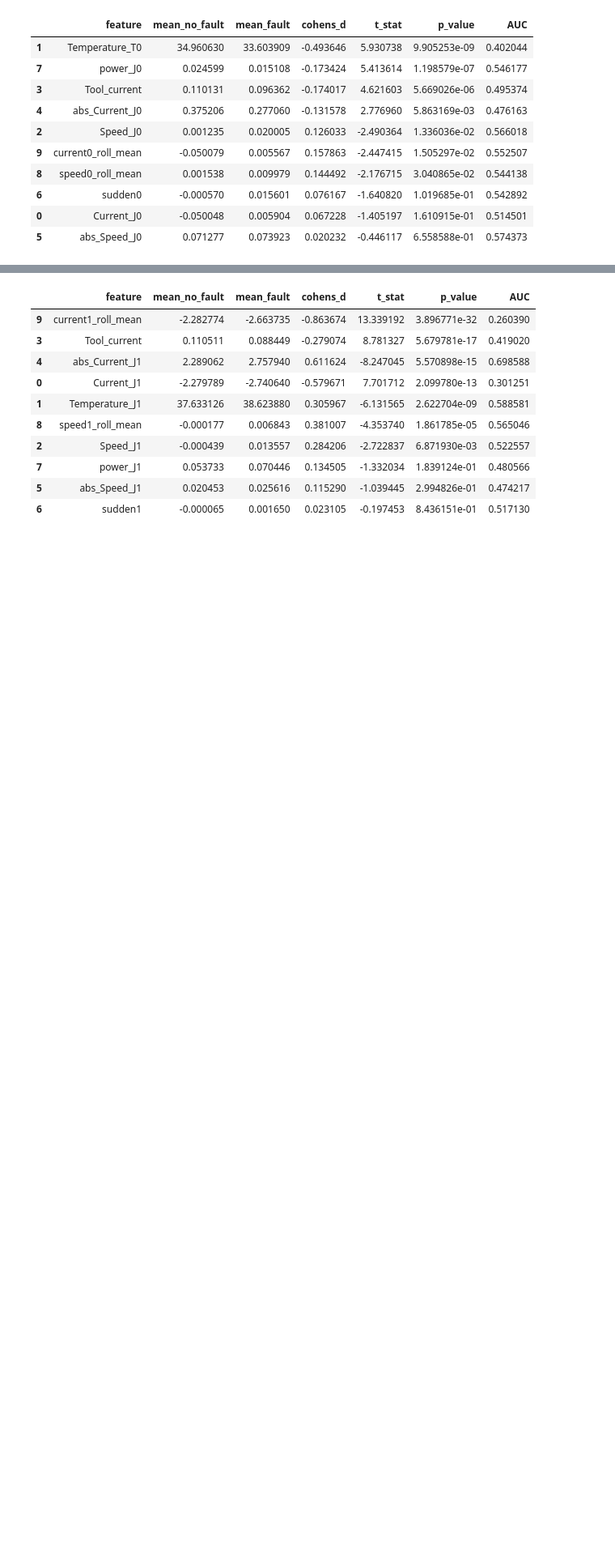
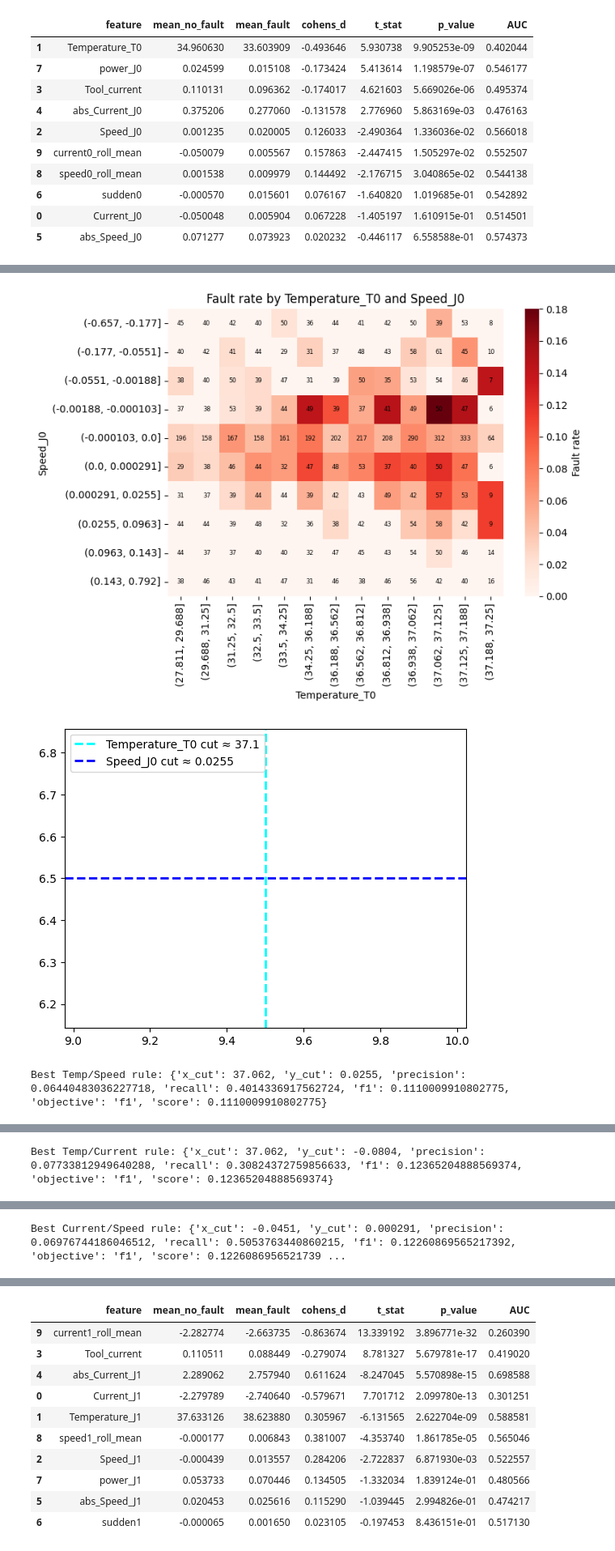
Before and after one commit to faridahamid/Robo-Fault, a Jupyter notebook: check.ipynb, the cells around one changed output, grey strips where cells are left out. Shown at 81% size. Cells and saved outputs as stored; diff of their text form; code cells hidden in the pictures; blank space fills up the shorter version.

```diff
--- a/check.ipynb
+++ b/check.ipynb
@@ -320,0 +417,22 @@ uni_grip
+# %%
+import seaborn as sns
+
+def fault_rate_heatmap(df, x, y, target, xbins=15, ybins=15, xdir=">", ydir=">"):
+
+    d = df[[x, y, target]].dropna().copy()
+    d["xbin"] = pd.qcut(d[x], q=xbins, duplicates="drop")
+    d["ybin"] = pd.qcut(d[y], q=ybins, duplicates="drop")
+
+    tbl = d.pivot_table(index="ybin", columns="xbin", values=target, aggfunc="mean", observed=True)
+    counts = d.pivot_table(index="ybin", columns="xbin", values=target, aggfunc="size", observed=True)
+
+    plt.figure(figsize=(8,6))
+    ax = sns.heatmap(tbl, cmap="Reds", annot=False, cbar_kws={"label":"Fault rate"})
+    ax.set_title(f"Fault rate by {x} and {y}")
+    ax.set_xlabel(x); ax.set_ylabel(y)
+
+    for i in range(tbl.shape[0]):
+         for j in range(tbl.shape[1]):
+            ax.text(j+0.5, i+0.5, counts.values[i,j], ha="center", va="center", fontsize=6, color="black")
+    plt.tight_layout(); plt.show()
+    return tbl, counts
@@ -320,0 +515,25 @@ uni_grip
+# %%
+# Example 1: Temp & Speed (many datasets use Speed threshold as "< near zero")
+res_ts = best_rectangular_rule(
+    df_joint0_stop_clean, x="Temperature_T0", y="Speed_J0", target="Robot_ProtectiveStop",
+    xdir=">", ydir="<", xbins=14, ybins=14, objective="f1"
+)
+print("Best Temp/Speed rule:", res_ts)
+
+# Example 2: Temp & Current
+res_tc = best_rectangular_rule(
+    df_joint0_stop_clean, x="Temperature_T0", y="Current_J0", target="Robot_ProtectiveStop",
+    xdir=">", ydir=">", xbins=14, ybins=14, objective="f1"
+)
+print("Best Temp/Current rule:", res_tc)
+
+# Example 3: Current & Speed
+res_cs = best_rectangular_rule(
+    df_joint0_stop_clean, x="Current_J0", y="Speed_J0", target="Robot_ProtectiveStop",
+    xdir=">", ydir="<", xbins=14, ybins=14, objective="f1"
+)
+print("Best Current/Speed rule:", res_cs)
+# %% [output]
+[figure, added]
+[figure, added]
+Best Temp/Speed rule: {'x_cut': 37.062, 'y_cut': 0.0255, 'precision': 0.06440483036227718, 'recall': 0.4014336917562724, 'f1': 0.1110009910802775, 'objective': 'f1', 'score': 0.1110009910802775}
@@ -320,0 +542 @@ uni_grip
+Best Temp/Current rule: {'x_cut': 37.062, 'y_cut': -0.0804, 'precision': 0.07733812949640288, 'recall': 0.30824372759856633, 'f1': 0.12365204888569374, 'objective': 'f1', 'score': 0.12365204888569374}
@@ -320,0 +545 @@ uni_grip
+Best Current/Speed rule: {'x_cut': -0.0451, 'y_cut': 0.000291, 'precision': 0.06976744186046512, 'recall': 0.5053763440860215, 'f1': 0.12260869565217392, 'objective': 'f1', 'score': 0.1226086956521739 ...
```
Also changed, not shown: parts of 16 cells of this notebook.
